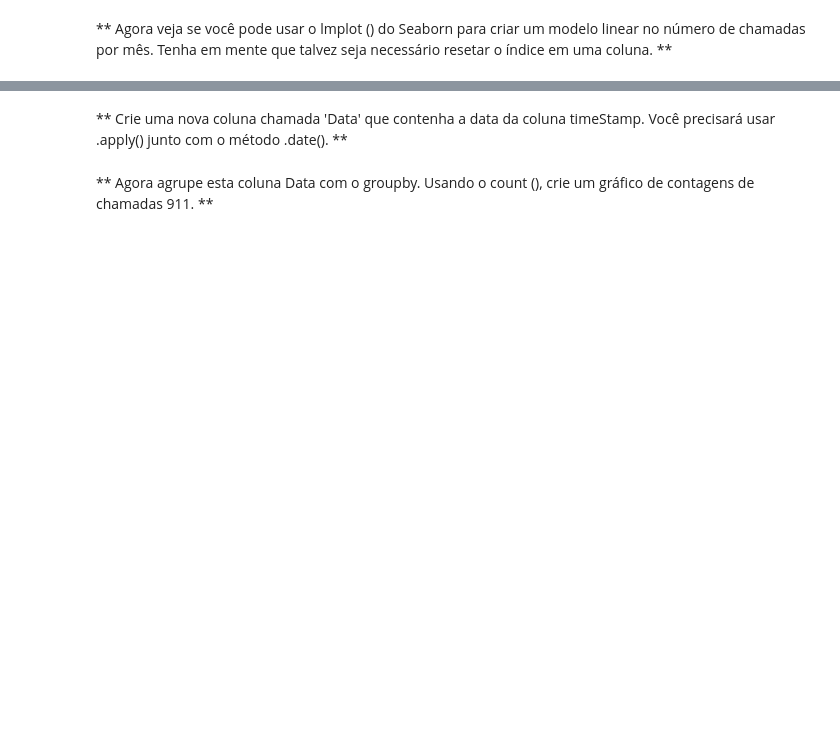
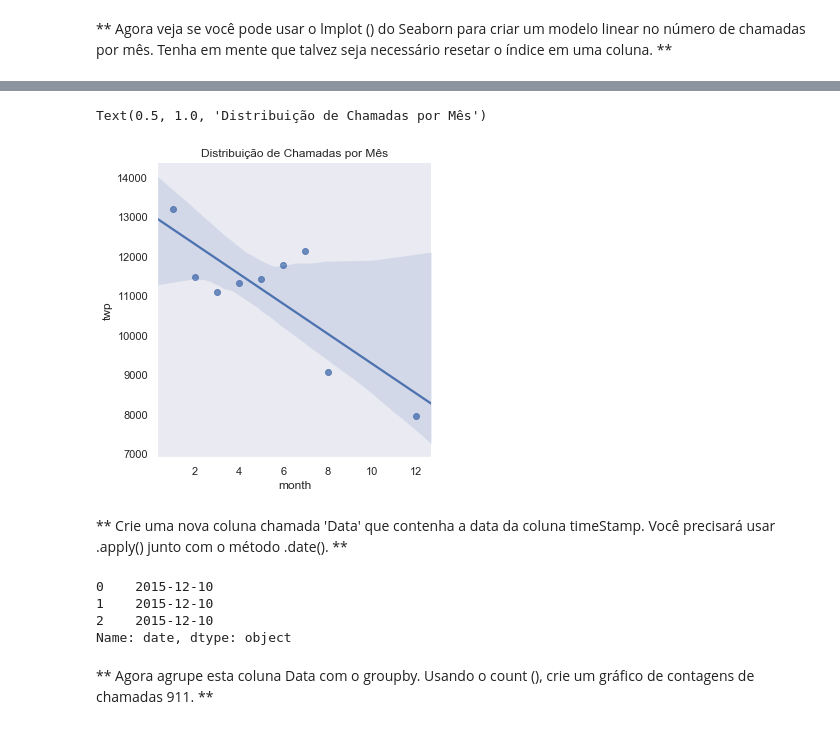
Before and after one commit to NilCordeiro/Analises-Exploratorias, a Jupyter notebook: Projeto de Dados ligação para 911/Projeto - Ligações para o 911.ipynb, the cells around one changed output, grey strips where cells are left out. Drawn from its saved outputs; the diff is of its cells as text; code cells hidden in the pictures; blank space fills up the shorter version.

```diff
--- a/Projeto de Dados ligação para 911/Projeto - Ligações para o 911.ipynb
+++ b/Projeto de Dados ligação para 911/Projeto - Ligações para o 911.ipynb
@@ -217,4 +220,18 @@ _____
+# %%
+sns.lmplot(x ='month',y= 'twp',data = bymonth.reset_index())
+plt.title('Distribuição de Chamadas por Mês')
+# %% [output]
+Text(0.5, 1.0, 'Distribuição de Chamadas por Mês')
+[figure, added]
 # %% [markdown]
 ** Crie uma nova coluna chamada 'Data' que contenha a data da coluna timeStamp. Você precisará usar .apply() junto com o método .date(). **
+# %%
+df['date'] = df['timeStamp'].apply(lambda x: x.date())
+df['date'].head(3)
+# %% [output]
+0    2015-12-10
+1    2015-12-10
+2    2015-12-10
+Name: date, dtype: object
 # %% [markdown]
 ** Agora agrupe esta coluna Data com o groupby. Usando o count (), crie um gráfico de contagens de chamadas 911. **
```
Also changed, not shown: parts of 27 cells of this notebook, 1 other file.
